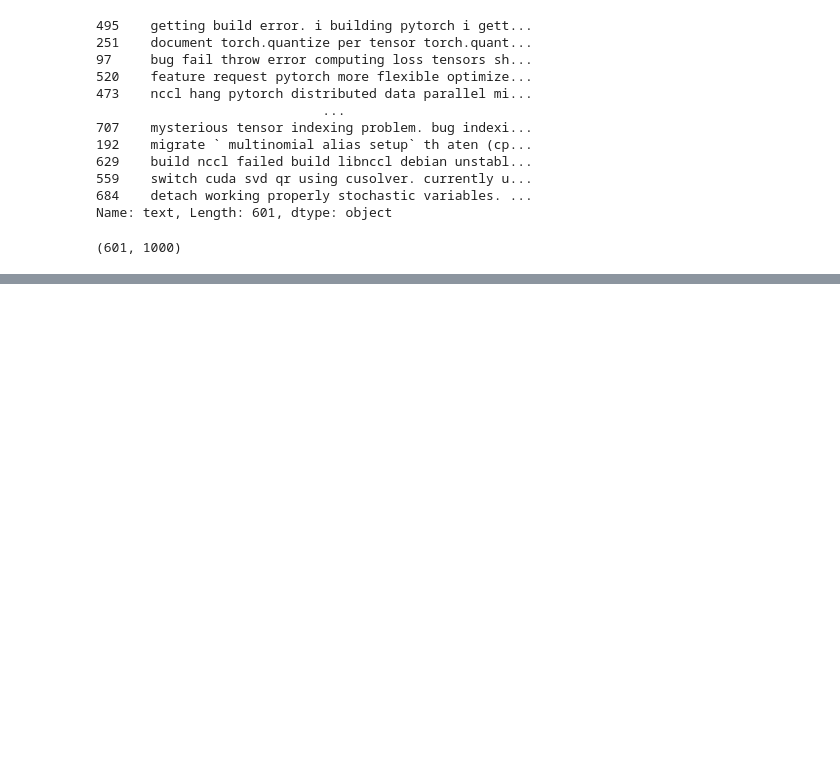
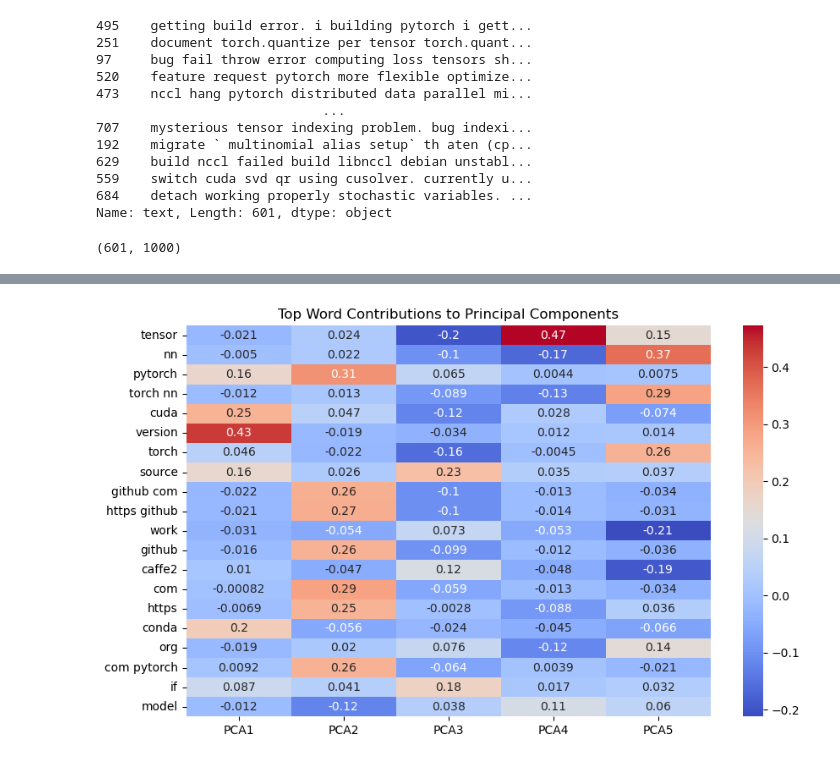
Before and after one commit to Dwikavindra/ISE, a Jupyter notebook: lab1/br_classification.ipynb, the cells around one changed output, grey strips where cells are left out. Drawn from its saved outputs; the diff is of its cells as text; code cells hidden in the pictures; blank space fills up the shorter version.

```diff
--- a/lab1/br_classification.ipynb
+++ b/lab1/br_classification.ipynb
@@ -191,6 +191,9 @@ tfidf = TfidfVectorizer(
     )
 X_train = tfidf.fit_transform(train_text) # this one traisn
 X_test = tfidf.transform(test_text)
+# %%
+feature_names = tfidf.get_feature_names_out()
+X_test_df = pd.DataFrame(X_test.toarray(), columns=feature_names)
 # %%
 X_train.shape
 # %% [output]
@@ -197,0 +203,8 @@ X_train.shape
+# %%
+#Visualizing data with PCA
+
+pca=PCA(n_components=5)
+x_pca=pca.fit_transform(X_test_df)
+component_names =[f"PCA{i+1}" for i in range (x_pca.shape[1])]
+x_pca=pd.DataFrame(x_pca, columns= component_names)
+x_pca.head()
@@ -197,0 +222,7 @@ X_train.shape
+# %%
+loadings = pd.DataFrame(
+    pca.components_.T,
+    columns=component_names,
+    index=feature_names
+)
+loadings
@@ -197,0 +243,12 @@ X_train.shape
+# %%
+import matplotlib.pyplot as plt
+import seaborn as sns
+
+
+top_words = loadings.abs().sum(axis=1).sort_values(ascending=False).head(20).index
+plt.figure(figsize=(10, 6))
+sns.heatmap(loadings.loc[top_words], annot=True, cmap="coolwarm")
+plt.title("Top Word Contributions to Principal Components")
+plt.show()
+# %% [output]
+[figure, added]
```
Also changed, not shown: parts of 42 cells of this notebook, 3 other files.
